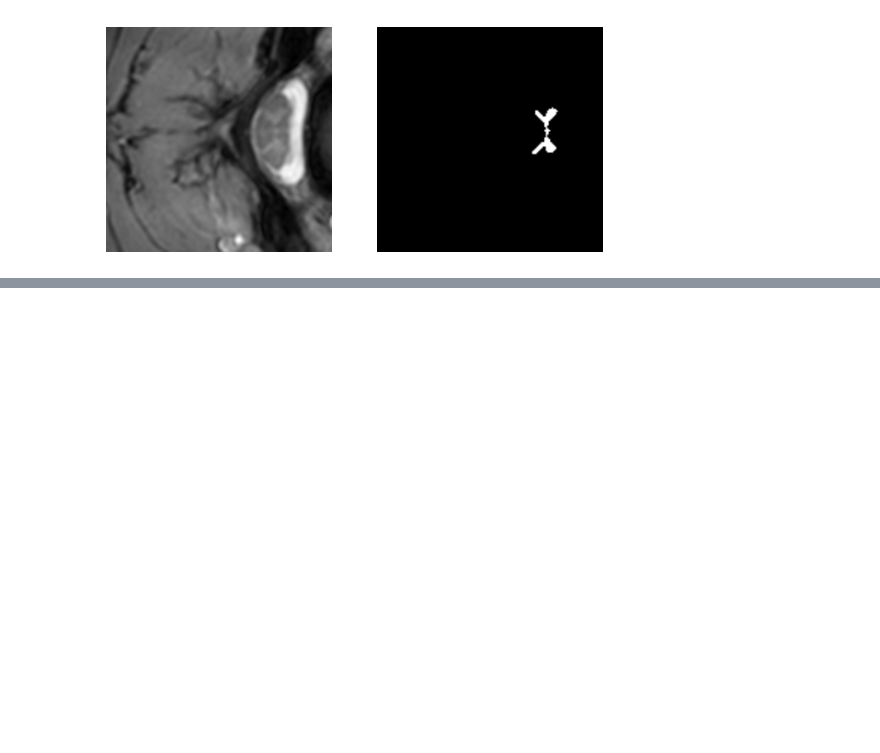
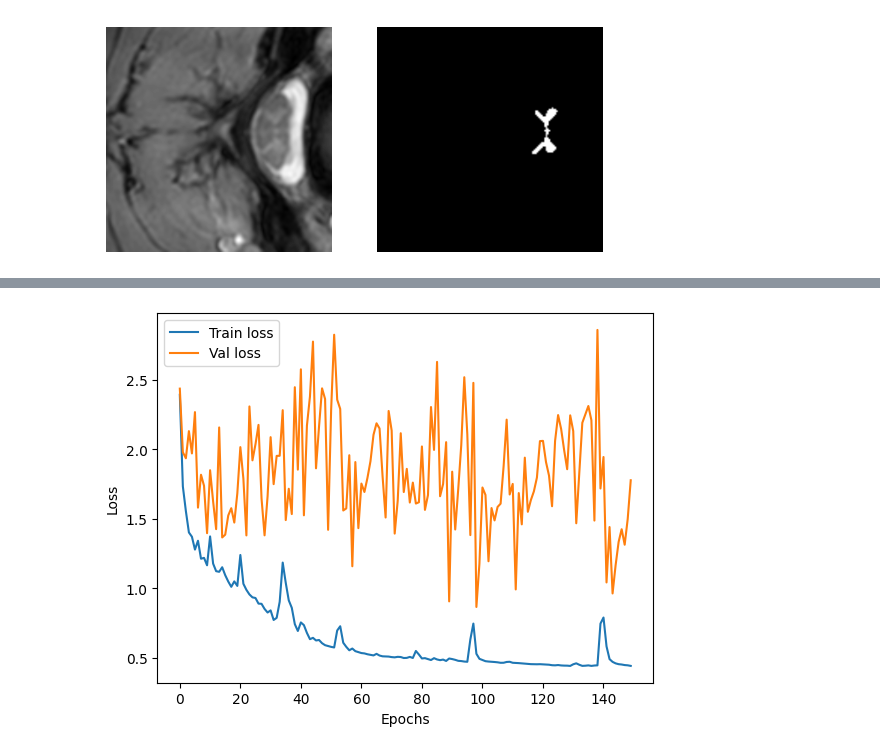
Before and after one commit to Clement1103/data_science_projects, a Jupyter notebook: DL_projects/spinal_cord_segmentation/gray_matter_segmentation.ipynb, the cells around one changed output, grey strips where cells are left out. Saved outputs shown, nothing was run; the diff lists cells and outputs as text; code cells hidden in the pictures; blank space fills up the shorter version.

```diff
--- a/DL_projects/spinal_cord_segmentation/gray_matter_segmentation.ipynb
+++ b/DL_projects/spinal_cord_segmentation/gray_matter_segmentation.ipynb
@@ -547,0 +577,20 @@ def train_model(model, train_dataloader, val_dataloader, epochs):
+# %%
+def erode_mask(mask_tensor, kernel_size=3, iterations=1):
+    # Créer un noyau d'érosion (1s dans une matrice 3x3)
+    kernel = torch.ones((1, 1, kernel_size, kernel_size), device=mask_tensor.device)  # (out_channels, in_channels, height, width)
+
+    # Appliquer la convolution pour simuler l'érosion
+    for _ in range(iterations):
+        # Il faut s'assurer que mask_tensor est de la bonne forme (N, C, H, W)
+        if mask_tensor.dim() == 3:  # Si le tenseur est en 3D (N, H, W), ajouter une dimension pour les canaux
+            mask_tensor = mask_tensor.unsqueeze(1)  # (N, 1, H, W)
+        elif mask_tensor.dim() != 4:
+            raise ValueError("Input tensor must be 3D or 4D.")
+
+        # Effectuer la convolution
+        mask_tensor = nn.functional.conv2d(mask_tensor, kernel, padding=kernel_size//2)
+
+        # Garder les pixels où tous les voisins sont 1
+        mask_tensor = (mask_tensor == kernel.numel()).float()  # Garde les pixels où tous les voisins sont 1
+
+    return mask_tensor.squeeze(1)  # Retirer la dimension des canaux après l'érosion
@@ -559,0 +786,9 @@ torch.Size([4, 1, 256, 256])
+# %%
+plt.plot(train_losses, label='Train loss')
+plt.plot(val_losses, label='Val loss')
+plt.legend()
+plt.xlabel('Epochs')
+plt.ylabel('Loss')
+plt.show()
+# %% [output]
+[figure, added]
```
Also changed, not shown: parts of 19 cells of this notebook.
